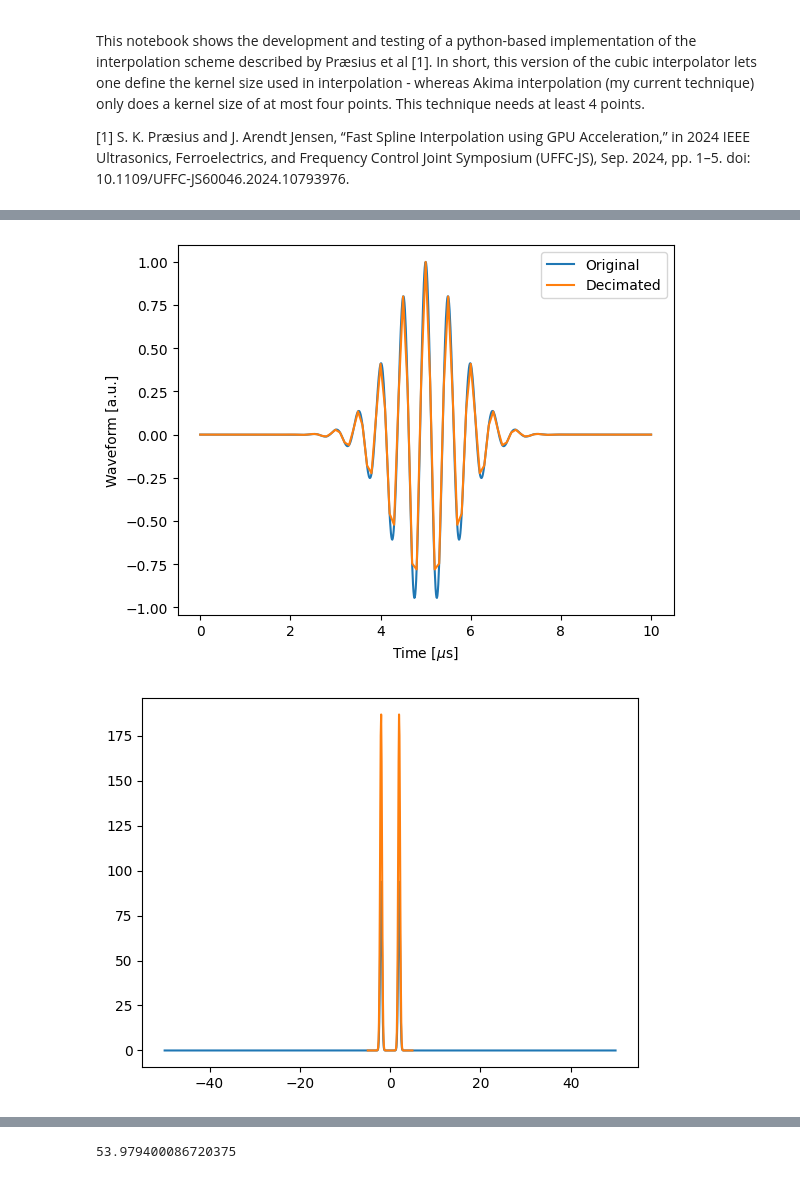
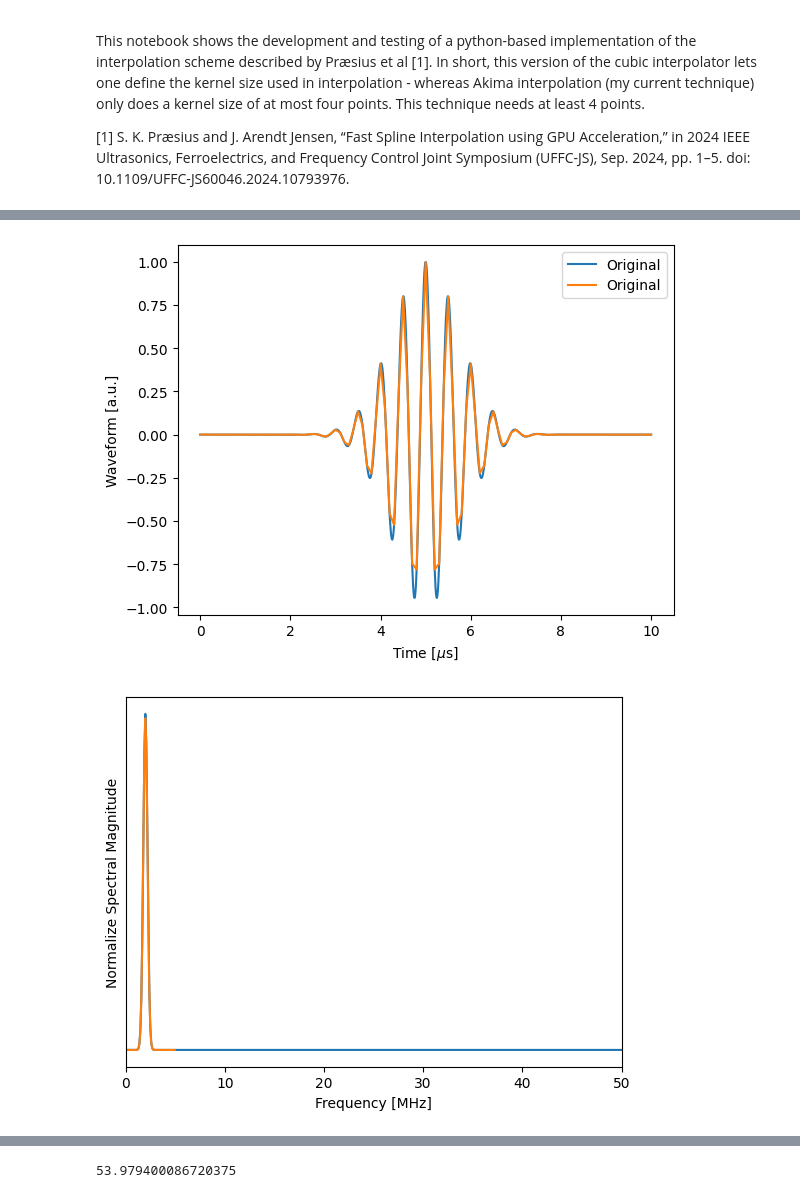
Before and after one commit to wewightman/pycbf, a Jupyter notebook: examples/develop_jensen_interpolator.ipynb, the cells around one changed output, grey strips where cells are left out. Cells and saved outputs as stored; diff of their text form; code cells hidden in the pictures.

```diff
--- a/examples/develop_jensen_interpolator.ipynb
+++ b/examples/develop_jensen_interpolator.ipynb
@@ -12,29 +14,33 @@ import scipy.signal as sig
 # %%
 rng = np.random.default_rng(314)
 t = np.linspace(0, 10, 1001)
 pulse = sig.gausspulse(t=t-5, fc = 2, bw=0.25) #+ rng.normal(0, 0.01, len(t))
 
 t_dec = t[::10]
 pulse_dec = pulse[::10]
 
 plt.figure()
 plt.plot(t, pulse, label='Original')
-plt.plot(t_dec, pulse_dec, label='Decimated')
+plt.plot(t_dec, pulse_dec, label='Original')
 plt.legend()
 plt.xlabel("Time [$\\mu$s]")
 plt.ylabel("Waveform [a.u.]")
 plt.show()
 
 SPEC = np.abs(np.fft.fftshift(np.fft.fft(pulse)))
 FREQ = np.fft.fftshift(np.fft.fftfreq(len(pulse), t[1]-t[0]))
 
 SPEC_DEC = np.abs(np.fft.fftshift(np.fft.fft(pulse_dec)))
 FREQ_DEC = np.fft.fftshift(np.fft.fftfreq(len(pulse_dec), t_dec[1]-t_dec[0]))
 
 plt.figure()
-plt.plot(FREQ, SPEC)
-plt.plot(FREQ_DEC, 20*SPEC_DEC)
+plt.plot(FREQ, SPEC, label='Original')
+plt.plot(FREQ_DEC, len(t)*SPEC_DEC/len(t_dec), label='Original')
+plt.yticks([])
+plt.ylabel("Normalize Spectral Magnitude")
+plt.xlabel("Frequency [MHz]")
+plt.xlim(0,50)
 plt.show()
 # %% [output]
-[figure, old version]
+[figure, new version]
-[figure, old version]
+[figure, new version]
```
Also changed, not shown: parts of 9 cells of this notebook.
